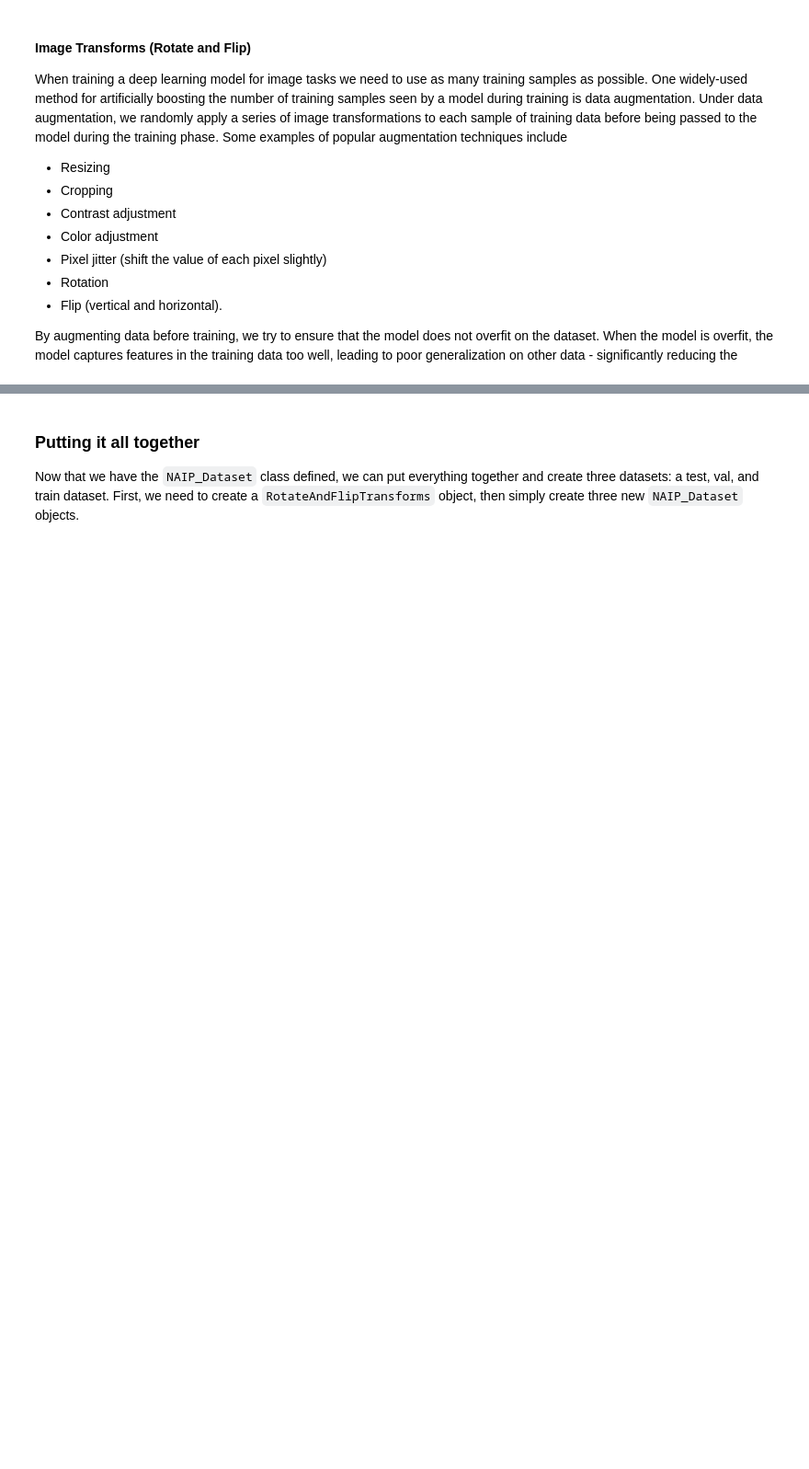
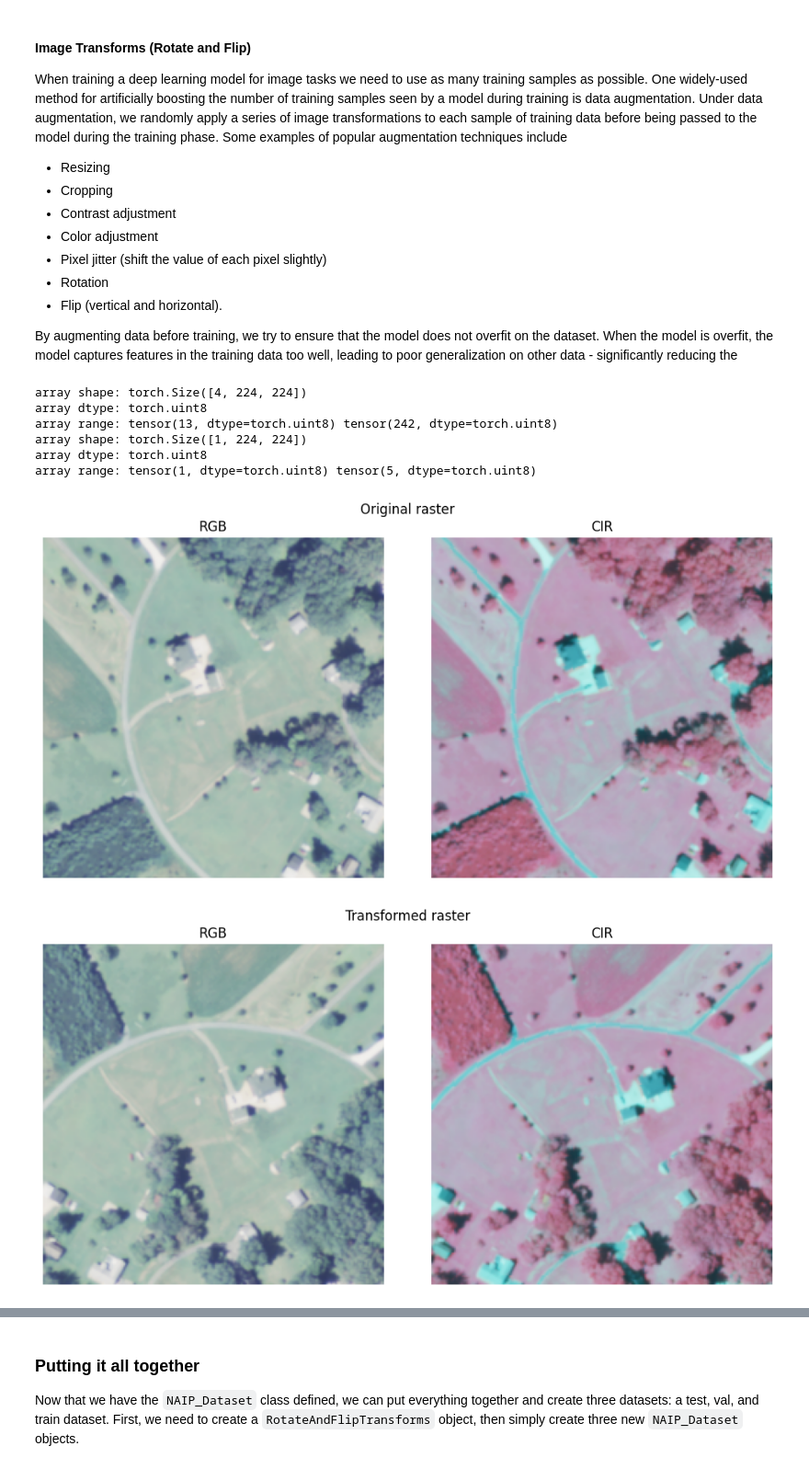
Before and after one commit to DakotaHester/NAIP_UNet_Example, a Jupyter notebook: main.ipynb, the cells around one changed output, grey strips where cells are left out. Shown at 92% size. Cells and saved outputs as stored; diff of their text form; code cells hidden in the pictures; blank space fills up the shorter version.

```diff
--- a/main.ipynb
+++ b/main.ipynb
@@ -220,0 +341,17 @@ Test samples: 492
+# %%
+subset_files = file_paths[:5] # select first 5 samples of full dataset for subset
+
+subset_dataset = NAIP_Dataset(subset_files) # create dataset object
+
+# since the __getitem__ method has been overridden, we can access samples in the
+# dataset using the indexing operator [], similar to how we would index a list
+X_temp, y_temp = subset_dataset[0] # get first sample in dataset
+print_array_info(X_temp) # NOTE: because X and y are torch tensors, the output will vary sligtly from previous examples
+print_array_info(y_temp)
+
+# check how many samples are in the dataset
+print(f'Number of samples in dataset: {len(subset_dataset)}') # __len__ method has been overriden
+
+# check class distribution
+temp_class_dist = subset_dataset.get_class_distribution()
+print('Class distribution:', temp_class_dist)
@@ -236,29 +382,54 @@ By augmenting data before training, we try to ensure that the model does not ove
 # %%
 from torchvision.transforms.functional import rotate, hflip, vflip
 
 class RotateAndFlipTransforms:
 
     def __init__(self) -> None:
         self.angles = [90, 180, 270] # possible angles to rotate (0 and 360 are the same as the original)
-        p_rotate = 0.75
-        p_flip = 0.5
+        self.p_rotate = 0.75 # probability of rotating
+        self.p_flip = 0.5 # probability of flipping
 
     def __call__(self, X: torch.Tensor, y: torch.Tensor) -> tuple[torch.Tensor, torch.Tensor]:
 
         # rotate with probability p_rotate
-        if random.random() < p_rotate:
+        if random.random() < self.p_rotate:
             angle = random.choice(self.angles) # if rotating, choose a random angle
             X = rotate(X, angle)
             y = rotate(y, angle)
 
         # horizontal flip with probability p_flip
-        if random.random() < p_flip: # horizontal flip with probability p_flip
+        if random.random() < self.p_flip: # horizontal flip with probability p_flip
             X = hflip(X)
             y = hflip(y)
 
         # vertical flip with probability p_flip
-        if random.random() < p_flip:
+        if random.random() < self.p_flip:
             X = vflip(X)
             y = vflip(y)
 
         return X, y
+
+transform = RotateAndFlipTransforms()
+
+# testing the transform
+X_temp_aug, y_temp_aug = transform(X_temp, y_temp)
+
+# print array info
+print_array_info(X_temp_aug)
+print_array_info(y_temp_aug)
+
+# visualize transformed data
+# NOTE: should convert torch tensors to numpy arrays before visualizing
+visualize_raster(X_temp.numpy(), title='Original raster')
+visualize_raster(X_temp_aug.numpy(), title='Transformed raster')
+visualize_target(y_temp.numpy(), title='Original target')
+visualize_target(y_temp_aug.numpy(), title='Transformed target')
+# %% [output]
+array shape: torch.Size([4, 224, 224])
+array dtype: torch.uint8
+array range: tensor(13, dtype=torch.uint8) tensor(242, dtype=torch.uint8)
+array shape: torch.Size([1, 224, 224])
+array dtype: torch.uint8
+array range: tensor(1, dtype=torch.uint8) tensor(5, dtype=torch.uint8)
+[figure, added]
+[figure, added]
```
Also changed, not shown: parts of 29 cells of this notebook, 1 other file.
